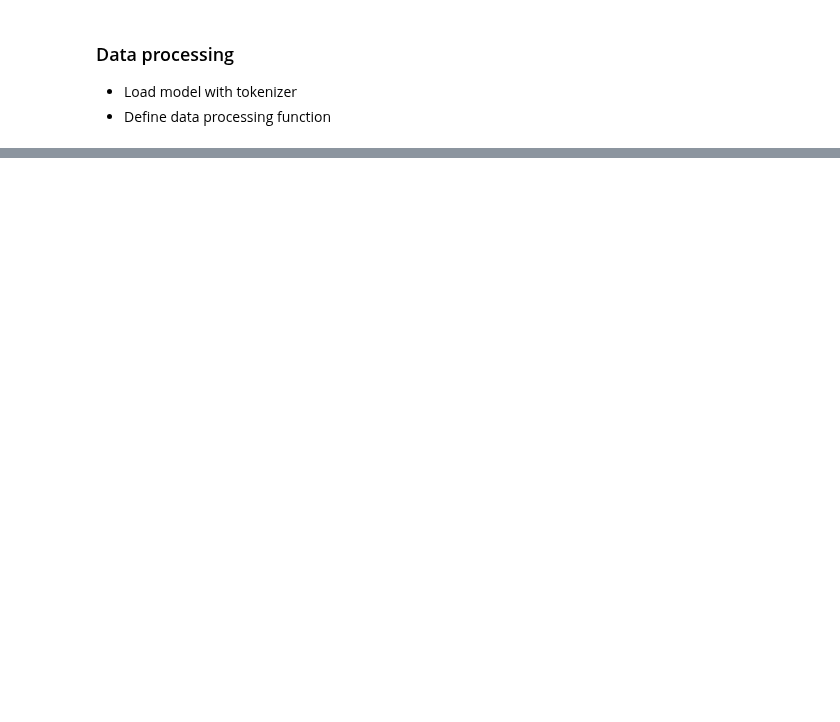
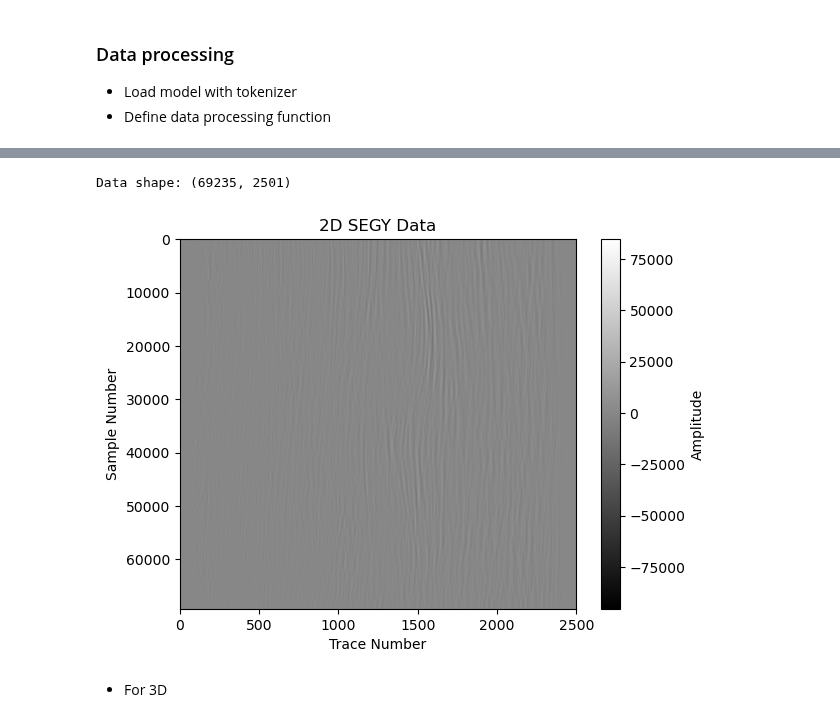
Before and after one commit to Virgers/Seismic-phi3.5, a Jupyter notebook: quickstart.ipynb, the cells around one changed output, grey strips where cells are left out. Cells and saved outputs as stored; diff of their text form; code cells hidden in the pictures; blank space fills up the shorter version.

```diff
--- a/quickstart.ipynb
+++ b/quickstart.ipynb
@@ -113,0 +246,25 @@ processed_test_dataset = test_dataset.map(
+# %%
+import matplotlib.pyplot as plt
+import random
+
+seismic_files = np.load('/home/dell/disk1/Jinlong/Seismic-phi3/KAHU-3D-PR3177-FM.3D.Final_Migration.npy')
+
+print(f"Data shape: {seismic_files.shape}")
+
+random.seed(42)
+
+# slice_indice = random.randint(0, seismic_files.shape[1])
+# print(seismic_files[slice_indice].shape)
+# Optionally, plot a slice of the data
+
+plt.imshow(seismic_files, aspect='auto', cmap='gray')
+plt.title('2D SEGY Data')
+plt.xlabel('Trace Number')
+plt.ylabel('Sample Number')
+plt.colorbar(label='Amplitude')
+plt.show()
+# %% [output]
+Data shape: (69235, 2501)
+[figure, added]
+# %% [markdown]
+- For 3D
```
Also changed, not shown: parts of 11 cells of this notebook.
